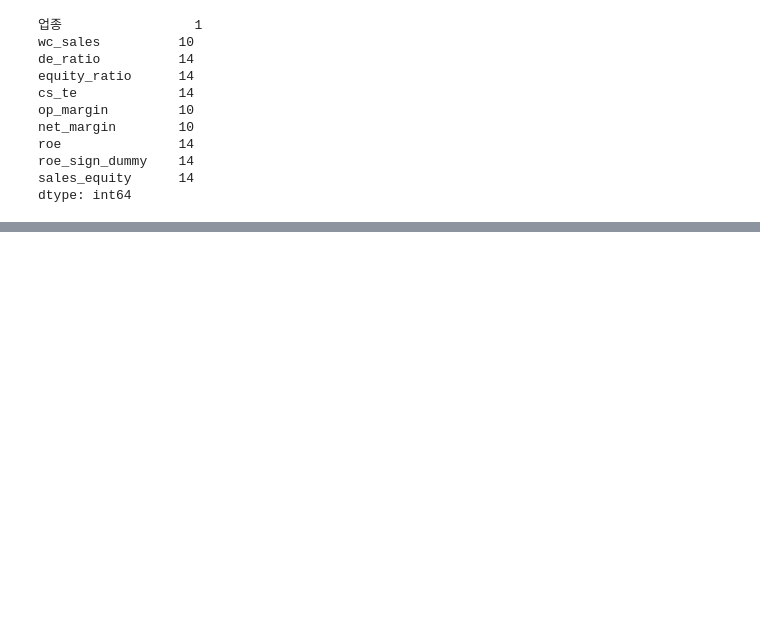
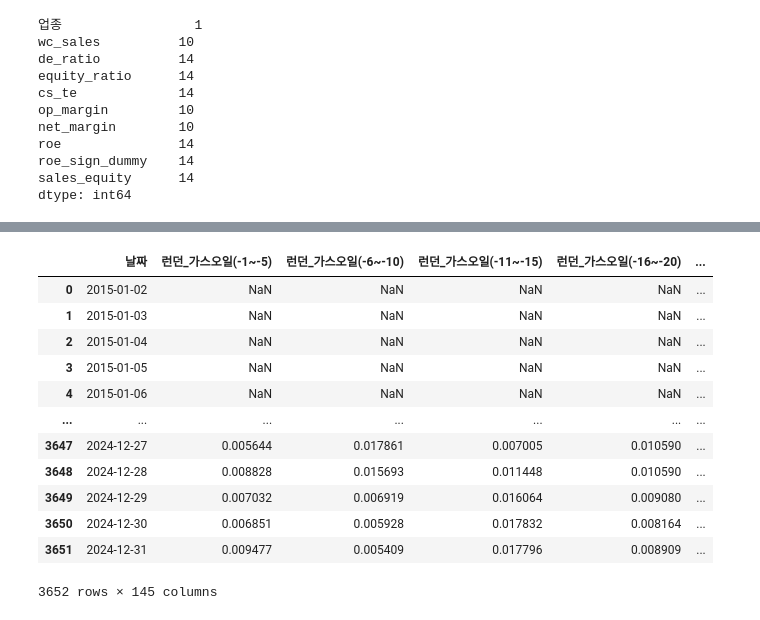
Before and after one commit to UbionProject1-IPO/Project1-2, a Jupyter notebook: notebook/plus_data.ipynb, the cells around one changed output, grey strips where cells are left out. Cells and saved outputs as stored; diff of their text form; code cells hidden in the pictures; blank space fills up the shorter version.

```diff
--- a/notebook/plus_data.ipynb
+++ b/notebook/plus_data.ipynb
@@ -629,0 +629,2 @@ np.int64(10)
+# %%
+dnjs = pd.read_csv('../notion_data/원자재_종가.csv')
@@ -629,0 +651,39 @@ np.int64(10)
+# %%
+dnjs['날짜'] = pd.to_datetime(dnjs['날짜'])
+dnjs = dnjs.sort_values('날짜').reset_index(drop=True)
+# %%
+# '날짜'를 인덱스로 설정
+df = dnjs.set_index('날짜')
+
+# 일별 수익률 계산 (pct_change는 전일 대비 퍼센트 변동)
+returns = df.pct_change()
+
+# 결과 저장용 DataFrame 생성
+result = pd.DataFrame(index=df.index)
+
+# (shift, 라벨) 쌍 정의:
+# shift=1 → -1~-5일, shift=6 → -6~-10일, shift=11 → -11~-15일, shift=16 → -16~-20일
+windows = [
+    (1, '(-1~-5)'),
+    (6, '(-6~-10)'),
+    (11, '(-11~-15)'),
+    (16, '(-16~-20)')
+]
+
+# 각 컬럼에 대해 네 구간별 표준편차 계산
+for col in df.columns:
+    for shift, label in windows:
+        result[f"{col}{label}"] = (
+            returns[col]
+            .shift(shift)              # 과거 shift 일만큼 뒤로
+            .rolling(window=5)         # 5일간
+            .std()                     # 표준편차
+        )
+
+# 인덱스를 '날짜' 컬럼으로 되돌리고
+result = result.reset_index()
+
+# 결과 확인
+print(result.head())
+# 필요시 to_csv 등으로 저장
+# result.to_csv('원자재_표준편차_윈도우.csv', index=False)
@@ -629,0 +708,16 @@ np.int64(10)
+# %%
+result
+# %% [output]
+|  | 날짜 | 런던_가스오일(-1~-5) | 런던_가스오일(-6~-10) | 런던_가스오일(-11~-15) | 런던_가스오일(-16~-20) | ... |
+| 0 | 2015-01-02 | NaN | NaN | NaN | NaN | ... |
+| 1 | 2015-01-03 | NaN | NaN | NaN | NaN | ... |
+| 2 | 2015-01-04 | NaN | NaN | NaN | NaN | ... |
+| 3 | 2015-01-05 | NaN | NaN | NaN | NaN | ... |
+| 4 | 2015-01-06 | NaN | NaN | NaN | NaN | ... |
+| ... | ... | ... | ... | ... | ... | ... |
+| 3647 | 2024-12-27 | 0.005644 | 0.017861 | 0.007005 | 0.010590 | ... |
+| 3648 | 2024-12-28 | 0.008828 | 0.015693 | 0.011448 | 0.010590 | ... |
+| 3649 | 2024-12-29 | 0.007032 | 0.006919 | 0.016064 | 0.009080 | ... |
+| 3650 | 2024-12-30 | 0.006851 | 0.005928 | 0.017832 | 0.008164 | ... |
+| 3651 | 2024-12-31 | 0.009477 | 0.005409 | 0.017796 | 0.008909 | ... |
+3652 rows × 145 columns
```
Also changed, not shown: parts of 8 cells of this notebook, 3 other files.
